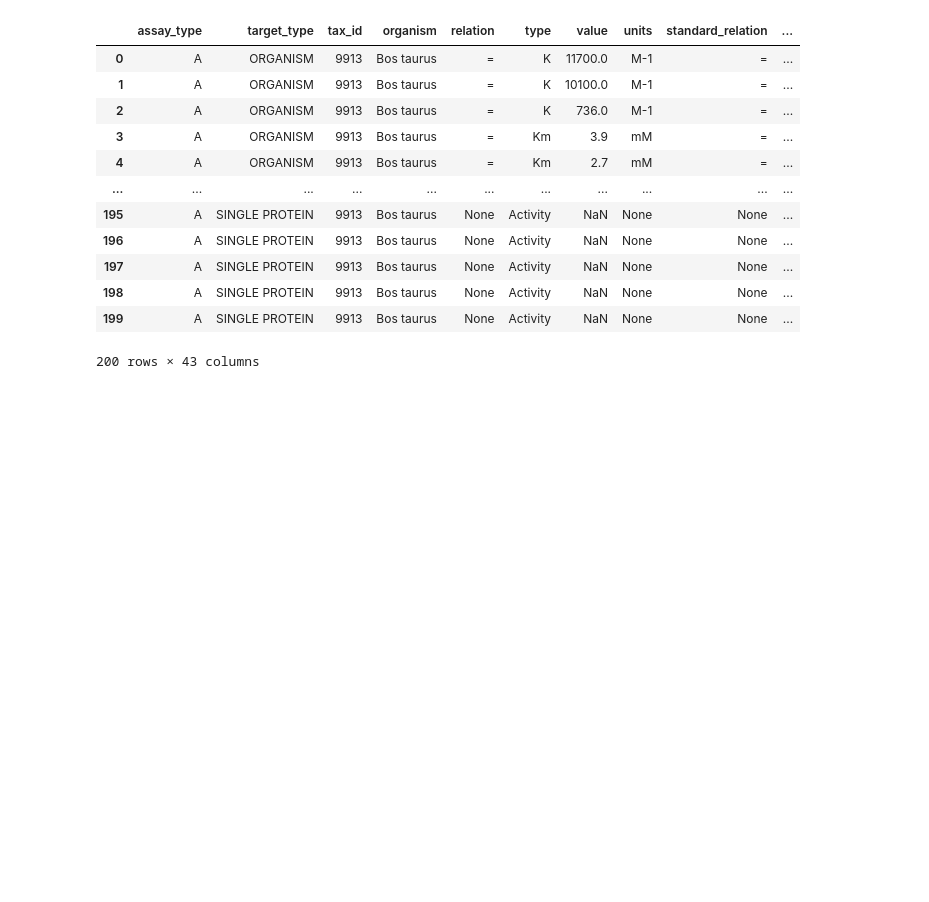
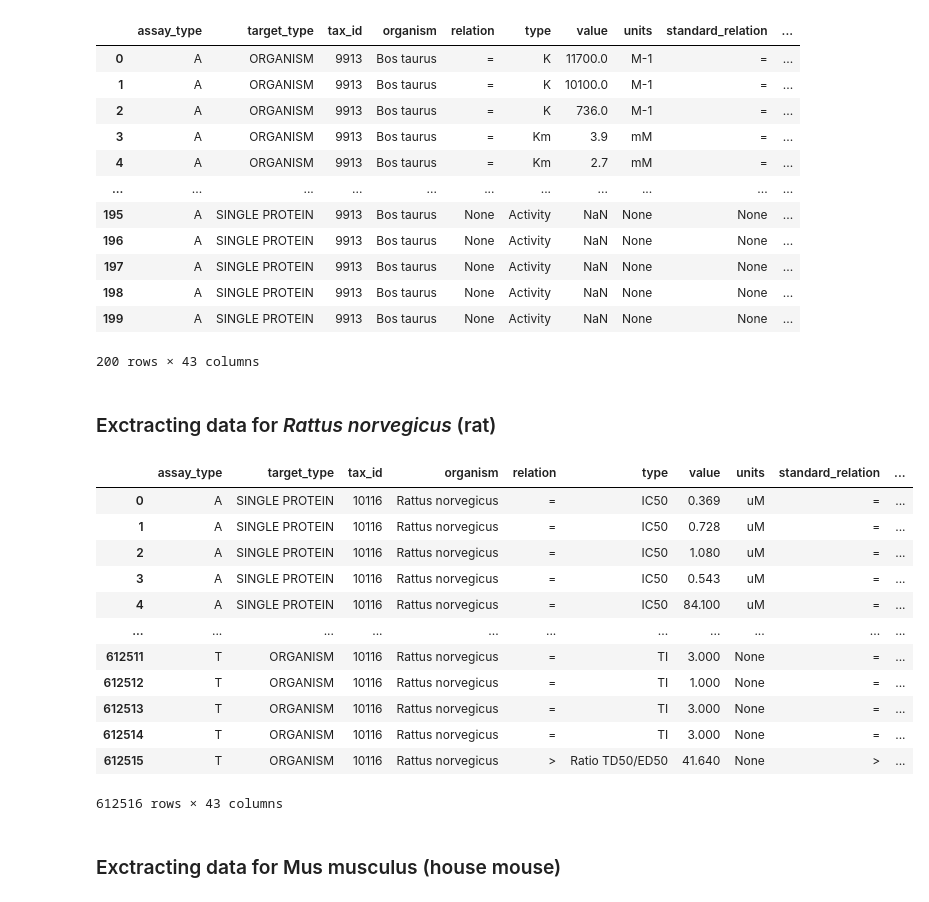
Before and after one commit to Cargill-Capstone2021/ADME-modeling-for-Cargill, a Jupyter notebook: working/CHEMBL_db.ipynb, the cells around one changed output. Drawn from its saved outputs; the diff is of its cells as text; code cells hidden in the pictures; blank space fills up the shorter version.

Commit message:
got more data

```diff
--- a/working/CHEMBL_db.ipynb
+++ b/working/CHEMBL_db.ipynb
@@ -492,3 +492,41 @@ merged2.head(n=200)
 | 198 | A | SINGLE PROTEIN | 9913 | Bos taurus | None | Activity | NaN | None | None | ... |
 | 199 | A | SINGLE PROTEIN | 9913 | Bos taurus | None | Activity | NaN | None | None | ... |
 200 rows × 43 columns
+# %% [markdown]
+### Exctracting data for *Rattus norvegicus* (rat)
+# %%
+df_rattus=pd.read_sql_query("""SELECT
+                            a.assay_type,
+                            t.target_type, t.tax_id, t.organism,
+                            act.relation, act.type, act.value, act.units, act.standard_relation,
+                            act.standard_type, act.standard_value, act.standard_units,
+                            md.molregno, md.chembl_id, md.structure_type, md.molecule_type,
+                            md.chirality, md.natural_product,
+                            cs.standard_inchi, cs.canonical_smiles,
+                            cp.*
+                            FROM
+                            target_dictionary t
+                            INNER JOIN assays a ON a.tid=t.tid
+                            INNER JOIN activities act ON act.assay_id=a.assay_id
+                            INNER JOIN compound_records cr ON cr.record_id=act.record_id
+                            INNER JOIN molecule_dictionary md ON md.molregno=cr.molregno
+                            INNER JOIN compound_structures cs ON cs.molregno=md.molregno
+                            INNER JOIN compound_properties cp ON cp.molregno=cs.molregno
+                            WHERE t.organism='Rattus norvegicus'AND a.assay_type='A'
+                                  OR t.organism='Rattus norvegicus' AND a.assay_type='T'""", con )
+# %%
+df_rattus
+# %% [output]
+|  | assay_type | target_type | tax_id | organism | relation | type | value | units | standard_relation | ... |
+| 0 | A | SINGLE PROTEIN | 10116 | Rattus norvegicus | = | IC50 | 0.369 | uM | = | ... |
+| 1 | A | SINGLE PROTEIN | 10116 | Rattus norvegicus | = | IC50 | 0.728 | uM | = | ... |
+| 2 | A | SINGLE PROTEIN | 10116 | Rattus norvegicus | = | IC50 | 1.080 | uM | = | ... |
+| 3 | A | SINGLE PROTEIN | 10116 | Rattus norvegicus | = | IC50 | 0.543 | uM | = | ... |
+| 4 | A | SINGLE PROTEIN | 10116 | Rattus norvegicus | = | IC50 | 84.100 | uM | = | ... |
+| ... | ... | ... | ... | ... | ... | ... | ... | ... | ... | ... |
+| 612511 | T | ORGANISM | 10116 | Rattus norvegicus | = | TI | 3.000 | None | = | ... |
+| 612512 | T | ORGANISM | 10116 | Rattus norvegicus | = | TI | 1.000 | None | = | ... |
+| 612513 | T | ORGANISM | 10116 | Rattus norvegicus | = | TI | 3.000 | None | = | ... |
+| 612514 | T | ORGANISM | 10116 | Rattus norvegicus | = | TI | 3.000 | None | = | ... |
+| 612515 | T | ORGANISM | 10116 | Rattus norvegicus | > | Ratio TD50/ED50 | 41.640 | None | > | ... |
+612516 rows × 43 columns
@@ -494,0 +535,2 @@ merged2.head(n=200)
+# %% [markdown]
+### Exctracting data for Mus musculus (house mouse)
```
Also changed, not shown: parts of 13 cells of this notebook.
